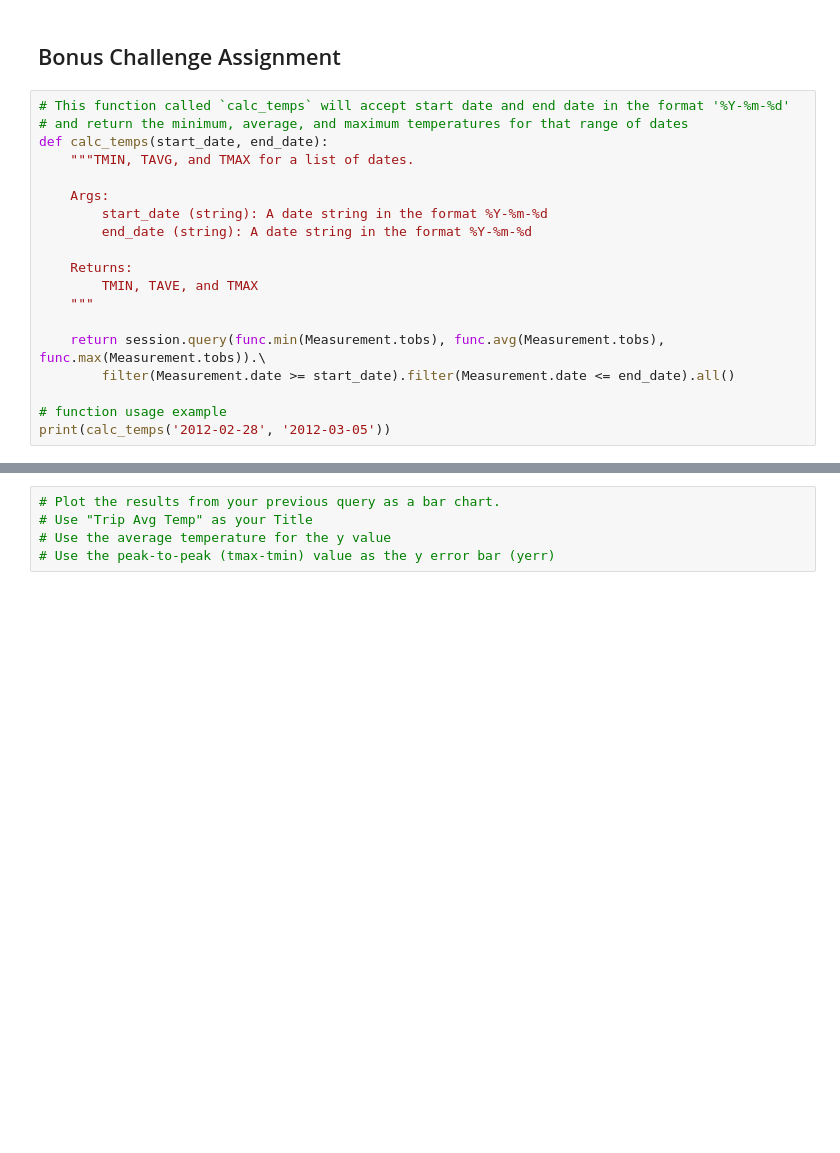
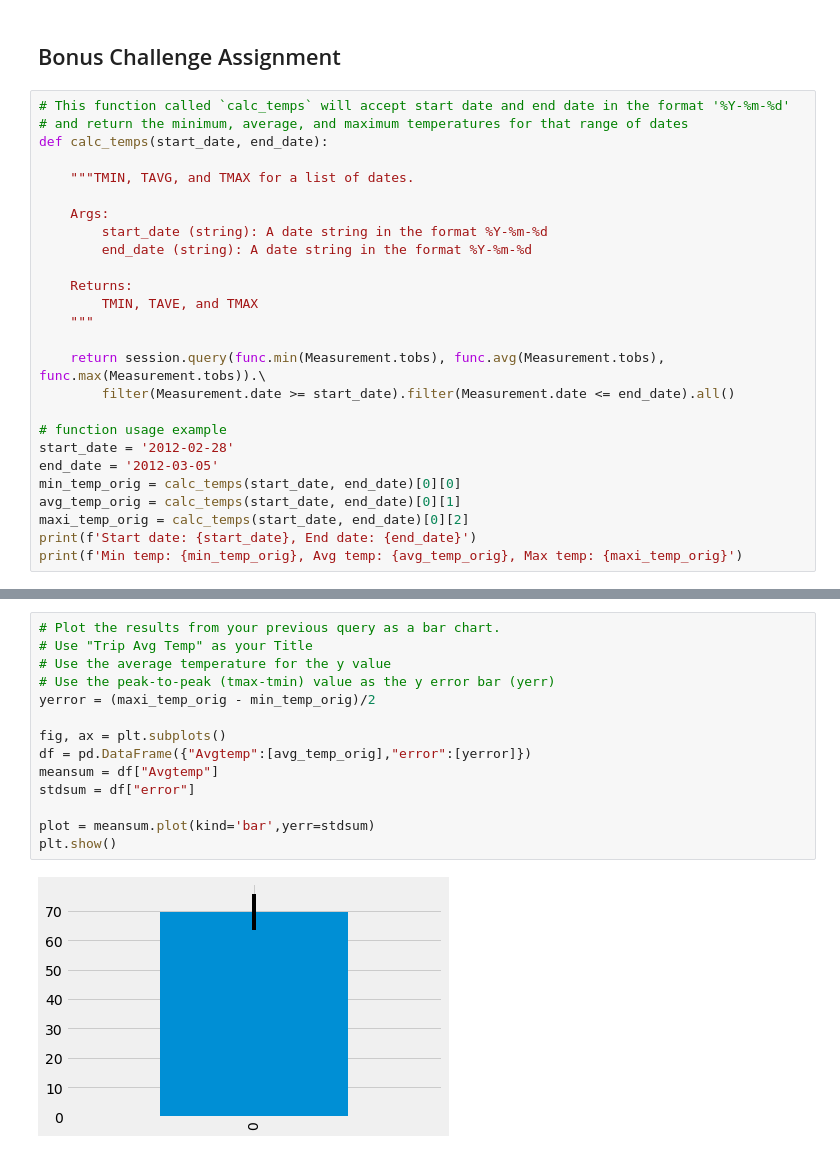
Before and after one commit to Terrence-Cummings/sqlalchemy-challenge, a Jupyter notebook: climate_TC_v1.ipynb, the cells around one changed output, grey strips where cells are left out. Saved outputs shown, nothing was run; the diff lists cells and outputs as text; blank space fills up the shorter version.

```diff
--- a/climate_TC_v1.ipynb
+++ b/climate_TC_v1.ipynb
@@ -227,6 +227,7 @@ plt.show()
 # This function called `calc_temps` will accept start date and end date in the format '%Y-%m-%d'
 # and return the minimum, average, and maximum temperatures for that range of dates
 def calc_temps(start_date, end_date):
+
     """TMIN, TAVG, and TMAX for a list of dates.
 
     Args:
@@ -241,4 +242,10 @@ def calc_temps(start_date, end_date):
         filter(Measurement.date >= start_date).filter(Measurement.date <= end_date).all()
 
 # function usage example
-print(calc_temps('2012-02-28', '2012-03-05'))
+start_date = '2012-02-28'
+end_date = '2012-03-05'
+min_temp_orig = calc_temps(start_date, end_date)[0][0]
+avg_temp_orig = calc_temps(start_date, end_date)[0][1]
+maxi_temp_orig = calc_temps(start_date, end_date)[0][2]
+print(f'Start date: {start_date}, End date: {end_date}')
+print(f'Min temp: {min_temp_orig}, Avg temp: {avg_temp_orig}, Max temp: {maxi_temp_orig}')
@@ -248,8 +269,19 @@ print(calc_temps('2012-02-28', '2012-03-05'))
 # %%
 # Plot the results from your previous query as a bar chart.
 # Use "Trip Avg Temp" as your Title
 # Use the average temperature for the y value
 # Use the peak-to-peak (tmax-tmin) value as the y error bar (yerr)
+yerror = (maxi_temp_orig - min_temp_orig)/2
+
+fig, ax = plt.subplots()
+df = pd.DataFrame({"Avgtemp":[avg_temp_orig],"error":[yerror]})
+meansum = df["Avgtemp"]
+stdsum = df["error"]
+
+plot = meansum.plot(kind='bar',yerr=stdsum)
+plt.show()
+# %% [output]
+[figure, added]
 # %%
 # Calculate the total amount of rainfall per weather station for your trip dates using the previous year's matching dates.
 # Sort this in descending order by precipitation amount and list the station, name, latitude, longitude, and elevation
```
Also changed, not shown: parts of 9 cells of this notebook, 1 other file.
